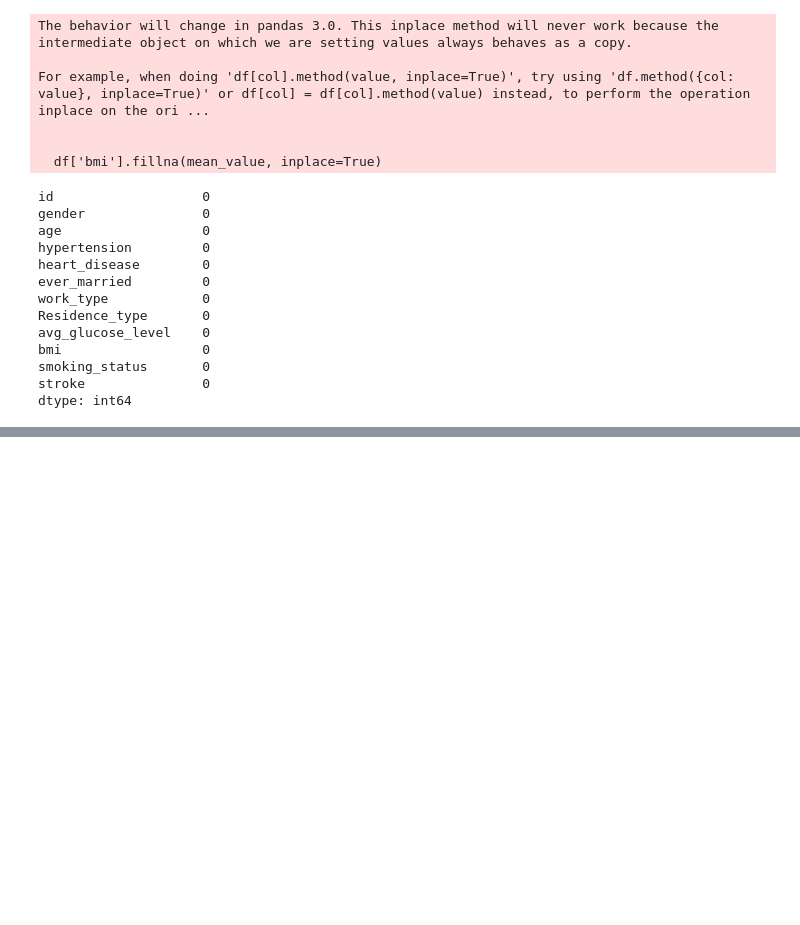
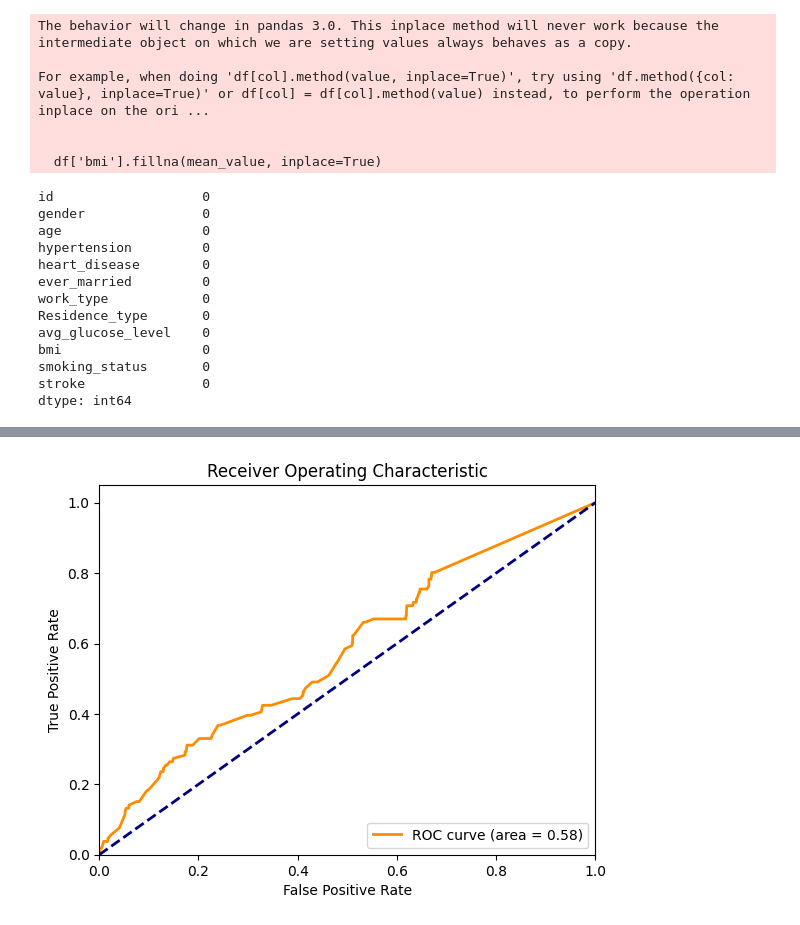
Before and after one commit to EderCabascango/Accidentes_Cerebro_Vasculares, a Jupyter notebook: Accidentes_Cerebro_Vasculares.ipynb, the cells around one changed output, grey strips where cells are left out. Drawn from its saved outputs; the diff is of its cells as text; code cells hidden in the pictures; blank space fills up the shorter version.

```diff
--- a/Accidentes_Cerebro_Vasculares.ipynb
+++ b/Accidentes_Cerebro_Vasculares.ipynb
@@ -318,0 +410,12 @@ df[numeric_cols] = escalador.fit_transform(df[numeric_cols]) # Tomar valores num
+# %%
+classes = np.unique(y['stroke'])  # Get unique values from the 'stroke' column of the DataFrame
+class_weights = compute_class_weight(class_weight='balanced', classes=classes, y=y['stroke'])
+weights_dict = {cls: weight for cls, weight in zip(classes, class_weights)}
+# %%
+X_train, X_test, y_train, y_test = train_test_split(X, y, test_size=0.40, random_state=1)
+# %%
+#Se instancia el modelo
+rf_model = RandomForestClassifier(n_estimators=100, class_weight=weights_dict, random_state=16)
+# %%
+#Entrena el modelo con random forest
+rf_model.fit(X_train, y_train)
@@ -318,0 +457,21 @@ df[numeric_cols] = escalador.fit_transform(df[numeric_cols]) # Tomar valores num
+# %%
+# Obtener las probabilidades de predicción solo para la clase positiva (stroke = 'Yes')
+pred = rf_model.predict_proba(X_test)[:, 1]
+
+# Calcular la curva ROC
+fpr, tpr, thresholds = roc_curve(y_test, pred)
+roc_auc = auc(fpr, tpr)
+
+# Graficar la curva ROC
+plt.figure()
+plt.plot(fpr, tpr, color='darkorange', lw=2, label=f'ROC curve (area = {roc_auc:.2f})')
+plt.plot([0, 1], [0, 1], color='navy', lw=2, linestyle='--')  # Línea diagonal
+plt.xlim([0.0, 1.0])
+plt.ylim([0.0, 1.05])
+plt.xlabel('False Positive Rate')
+plt.ylabel('True Positive Rate')
+plt.title('Receiver Operating Characteristic')
+plt.legend(loc="lower right")
+plt.show()
+# %% [output]
+[figure, added]
```
Also changed, not shown: parts of 48 cells of this notebook.
